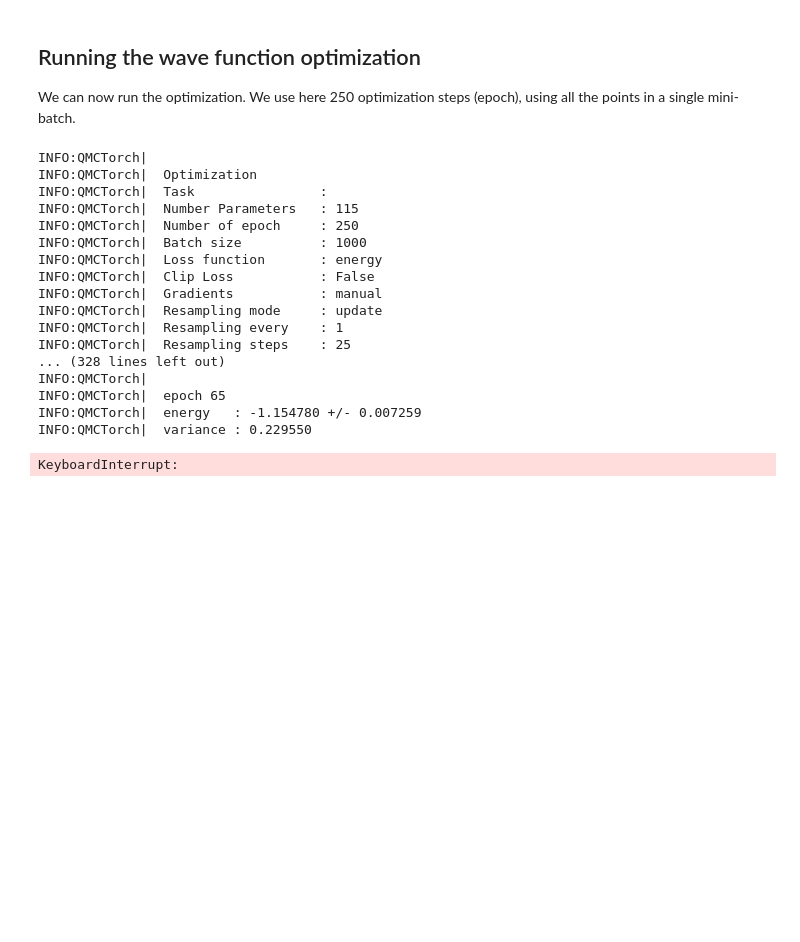
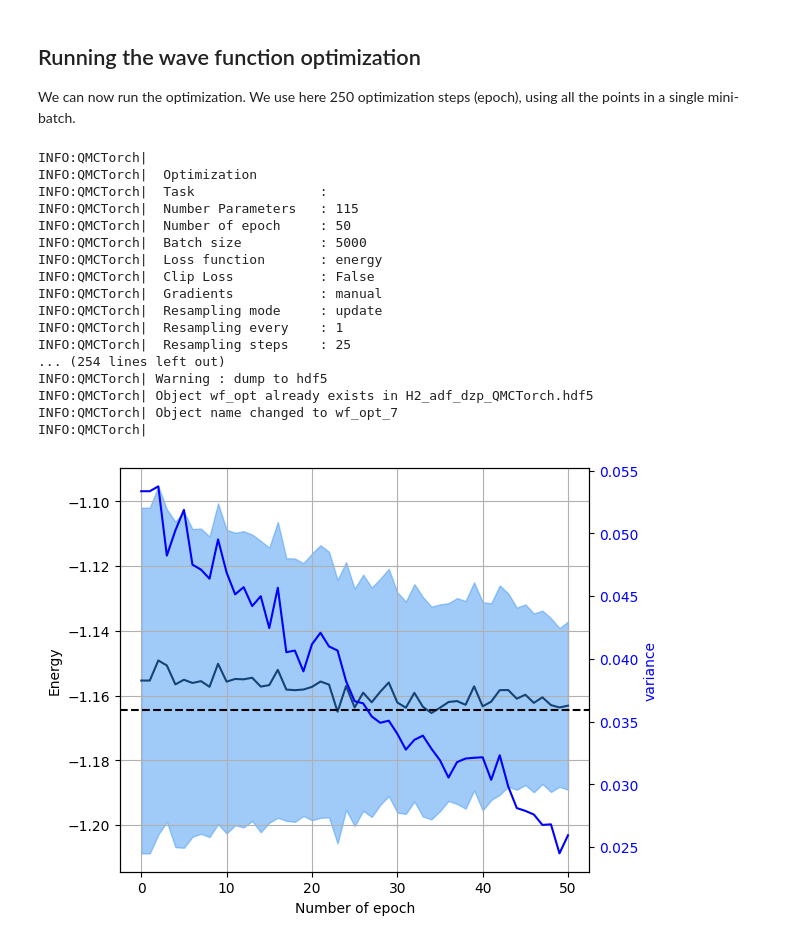
Before and after one commit to NLESC-JCER/QMCTorch, a Jupyter notebook: docs/notebooks/wfopt.ipynb, the cells around one changed output. Cells and saved outputs as stored; diff of their text form; code cells hidden in the pictures; blank space fills up the shorter version.

```diff
--- a/docs/notebooks/wfopt.ipynb
+++ b/docs/notebooks/wfopt.ipynb
@@ -45,8 +50,8 @@ As a sampler we use a simple Metropolis Hasting with 1000 walkers. The walkers a
 Each walker will perform 2000 steps of size 0.2 atomic unit and will only keep the last position of each walker (`ntherm=-1`).
 During each move all the the electrons are moved simultaneously within a normal distribution centered around their current location.
 # %%
-sampler = Metropolis(nwalkers=1000,
-                     nstep=2000, step_size=0.2,
+sampler = Metropolis(nwalkers=5000,
+                     nstep=200, step_size=0.2,
                      ntherm=-1, ndecor=100,
                      nelec=wf.nelec, init=mol.domain('atomic'),
                      move={'type': 'all-elec', 'proba': 'normal'})
@@ -65,10 +70,10 @@ INFO:QMCTorch|  Move proba          : normal
 We will use the ADAM optimizer implemented in pytorch with custom learning rate for each layer.
 We also define a linear scheduler that will decrease the learning rate after 100 steps
 # %%
-lr_dict = [{'params': wf.jastrow.parameters(), 'lr': 1E-3},
+lr_dict = [{'params': wf.jastrow.parameters(), 'lr': 1E-2},
            {'params': wf.ao.parameters(), 'lr': 1E-6},
-           {'params': wf.mo.parameters(), 'lr': 1E-3},
-           {'params': wf.fc.parameters(), 'lr': 1E-3}]
+           {'params': wf.mo.parameters(), 'lr': 2E-3},
+           {'params': wf.fc.parameters(), 'lr': 2E-3}]
 opt = optim.Adam(lr_dict, lr=1E-3)
 # %% [markdown]
 A scheduler can also be used to progressively decrease the value of the learning rate during the optimization.
@@ -116,23 +126,26 @@ solver.configure(resampling={'mode': 'update',
 We can now run the optimization. We use here 250 optimization steps (epoch), using all the points
 in a single mini-batch.
 # %%
-solver.run(50)
+obs = solver.run(50)
 # %% [output]
 INFO:QMCTorch|
 INFO:QMCTorch|  Optimization
 INFO:QMCTorch|  Task                :
 INFO:QMCTorch|  Number Parameters   : 115
-INFO:QMCTorch|  Number of epoch     : 250
-INFO:QMCTorch|  Batch size          : 1000
+INFO:QMCTorch|  Number of epoch     : 50
+INFO:QMCTorch|  Batch size          : 5000
 INFO:QMCTorch|  Loss function       : energy
 INFO:QMCTorch|  Clip Loss           : False
 INFO:QMCTorch|  Gradients           : manual
 INFO:QMCTorch|  Resampling mode     : update
 INFO:QMCTorch|  Resampling every    : 1
 INFO:QMCTorch|  Resampling steps    : 25
-... (328 lines left out)
+... (254 lines left out)
+INFO:QMCTorch| Warning : dump to hdf5
+INFO:QMCTorch| Object wf_opt already exists in H2_adf_dzp_QMCTorch.hdf5
+INFO:QMCTorch| Object name changed to wf_opt_7
 INFO:QMCTorch|
-INFO:QMCTorch|  epoch 65
-INFO:QMCTorch|  energy   : -1.154780 +/- 0.007259
-INFO:QMCTorch|  variance : 0.229550
-KeyboardInterrupt:
+# %%
+plot_energy(obs.local_energy, e0=-1.1645, show_variance=True)
+# %% [output]
+[figure, added]
```
Also changed, not shown: parts of 6 cells of this notebook, 2 other files.
